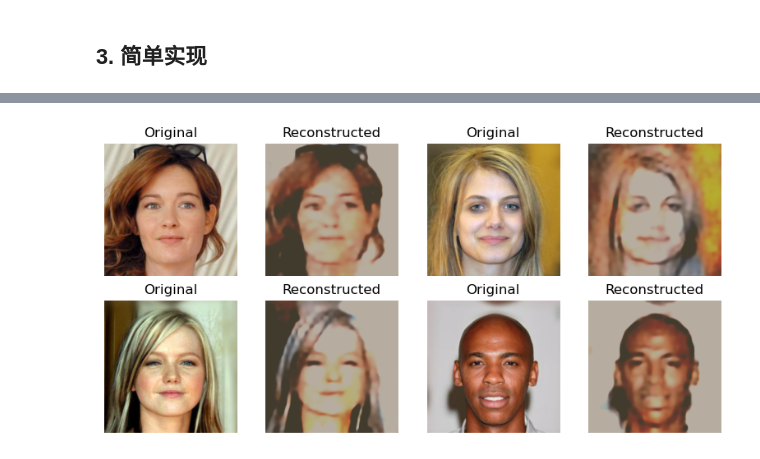
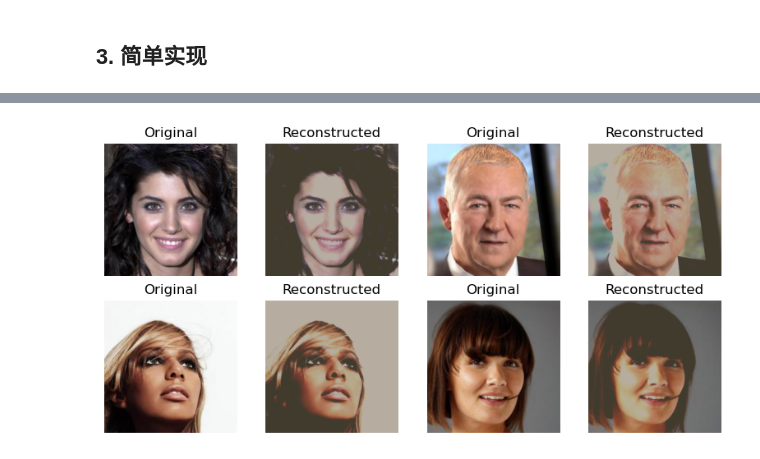
Before and after one commit to shengfl/Deep-Learning, a Jupyter notebook: 12-VAE-updated.ipynb, the cells around one changed output, grey strips where cells are left out. Saved outputs shown, nothing was run; the diff lists cells and outputs as text; code cells hidden in the pictures.

```diff
--- a/12-VAE-updated.ipynb
+++ b/12-VAE-updated.ipynb
@@ -146,7 +146,7 @@ import tqdm
 # 超参数
 image_size = 256
 downscale = 4
-batch_size = 2
+batch_size = 4
 in_channels = 3
 out_channels = 3
 epochs = 100
@@ -435,3 +415,7 @@ def load_vae(model, checkpoint_path, device='cuda'):
     model.to(device)
     model.eval()
     return model
+# %%
+model_vae=VAE().to(device)
+model_vae.load_state_dict(torch.load('model_pkl/vae_updated.pth'))
+model_vae.eval()
@@ -460,20 +462,20 @@ def plot_images(original_images, reconstructed_images, n_row=2, n_col=2):
 # %%
 # 获取并展示重建的图像
 mean=[0.485, 0.456, 0.406]
 std=[0.229, 0.224, 0.225]
 def denormalize(tensor, mean, std):
     mean = torch.tensor(mean).view(1, 3, 1, 1).to(tensor.device)
     std = torch.tensor(std).view(1, 3, 1, 1).to(tensor.device)
     return tensor * std + mean
 
-model.eval()
+model_vae.eval()
 with torch.no_grad():
     sample_data, _ = next(iter(dataloader))
     sample_data = sample_data.to(device)
     original_images = sample_data
     original_images = denormalize(original_images, mean=mean, std=std)
-    reconstructed_images = model(sample_data)[0]
+    reconstructed_images = model_vae(sample_data)[0]
     reconstructed_images = denormalize(reconstructed_images, mean=mean, std=std)
     plot_images(original_images, reconstructed_images)
 # %% [output]
-[figure, old version]
+[figure, new version]
```
Also changed, not shown: parts of 3 cells of this notebook, 6 other files.
